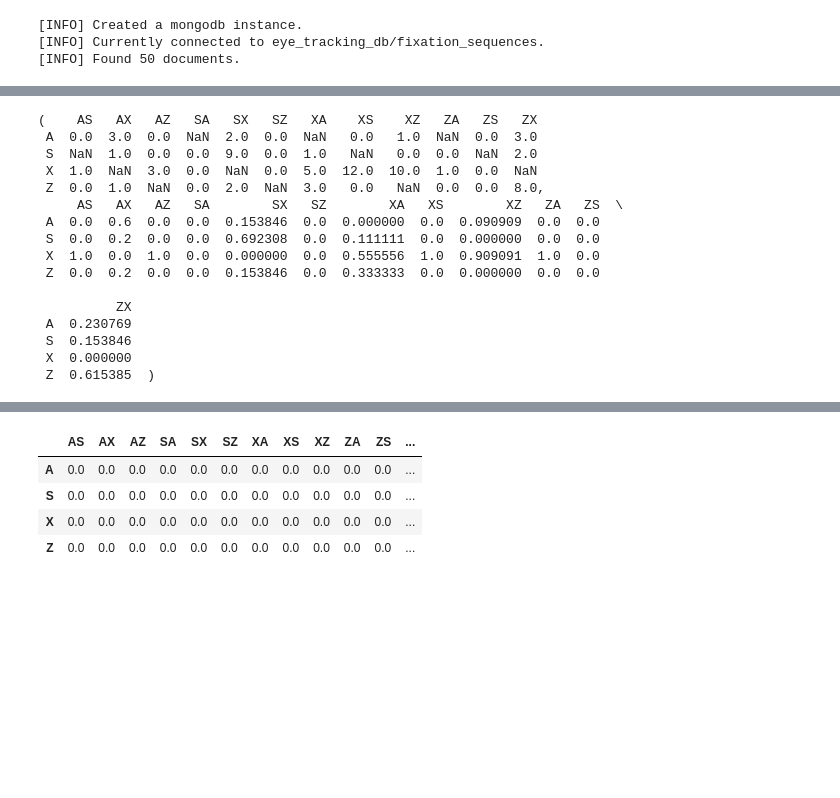
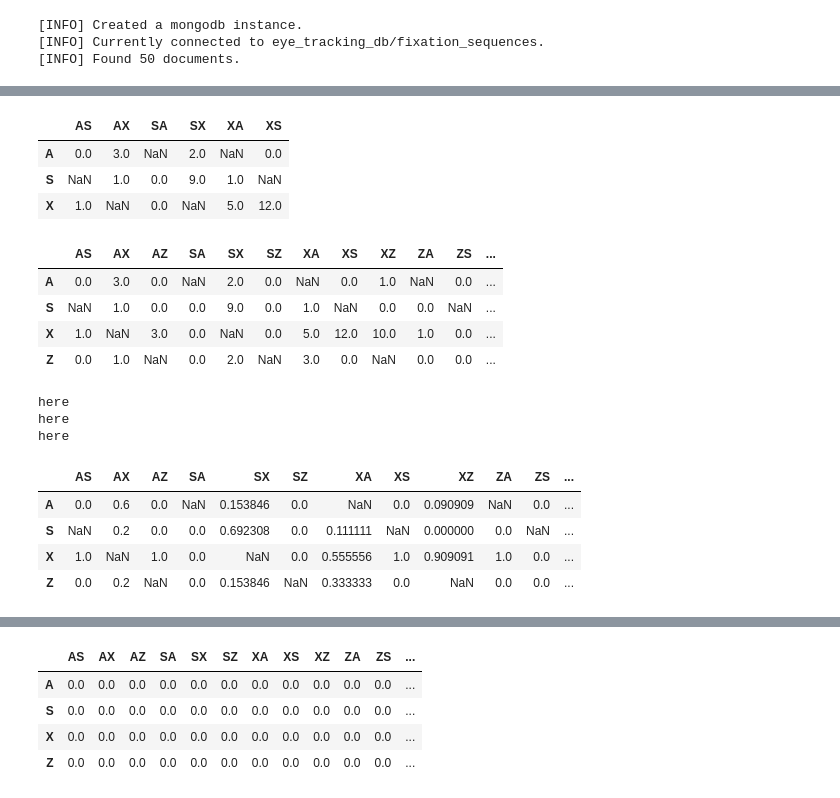
Before and after one commit to habom2310/eye-tracking-in-aviation, a Jupyter notebook: Transition matrix (1, 2 order).ipynb, the cells around one changed output, grey strips where cells are left out. Saved outputs shown, nothing was run; the diff lists cells and outputs as text; code cells hidden in the pictures; blank space fills up the shorter version.

```diff
--- a/Transition matrix (1, 2 order).ipynb
+++ b/Transition matrix (1, 2 order).ipynb
@@ -113,0 +112,10 @@ def create_second_order_transition_matrix(sequence):
+# %%
+def make_prob_matrix(df_count):
+    list_sum = df_count.sum(axis = 0)
+    for i, s in enumerate(list_sum):
+        if s == 0:
+            list_sum[i] = 1 # avoid divide 0
+
+    df_prob = df_count/list_sum
+
+    return df_prob
@@ -114,20 +132,29 @@ def create_second_order_transition_matrix(sequence):
+# %%
+exclude_Z(df_count)
+# %% [output]
+|  | AS | AX | SA | SX | XA | XS |
+| A | 0.0 | 3.0 | NaN | 2.0 | NaN | 0.0 |
+| S | NaN | 1.0 | 0.0 | 9.0 | 1.0 | NaN |
+| X | 1.0 | NaN | 0.0 | NaN | 5.0 | 12.0 |
 # %%
-create_second_order_transition_matrix(transitions)
+df_count= create_second_order_transition_matrix(transitions)
+df_count
 # %% [output]
-(    AS   AX   AZ   SA   SX   SZ   XA    XS    XZ   ZA   ZS   ZX
- A  0.0  3.0  0.0  NaN  2.0  0.0  NaN   0.0   1.0  NaN  0.0  3.0
- S  NaN  1.0  0.0  0.0  9.0  0.0  1.0   NaN   0.0  0.0  NaN  2.0
- X  1.0  NaN  3.0  0.0  NaN  0.0  5.0  12.0  10.0  1.0  0.0  NaN
- Z  0.0  1.0  NaN  0.0  2.0  NaN  3.0   0.0   NaN  0.0  0.0  8.0,
-     AS   AX   AZ   SA        SX   SZ        XA   XS        XZ   ZA   ZS  \
- A  0.0  0.6  0.0  0.0  0.153846  0.0  0.000000  0.0  0.090909  0.0  0.0
- S  0.0  0.2  0.0  0.0  0.692308  0.0  0.111111  0.0  0.000000  0.0  0.0
- X  1.0  0.0  1.0  0.0  0.000000  0.0  0.555556  1.0  0.909091  1.0  0.0
- Z  0.0  0.2  0.0  0.0  0.153846  0.0  0.333333  0.0  0.000000  0.0  0.0
-
-          ZX
- A  0.230769
- S  0.153846
- X  0.000000
- Z  0.615385  )
+|  | AS | AX | AZ | SA | SX | SZ | XA | XS | XZ | ZA | ZS | ... |
+| A | 0.0 | 3.0 | 0.0 | NaN | 2.0 | 0.0 | NaN | 0.0 | 1.0 | NaN | 0.0 | ... |
+| S | NaN | 1.0 | 0.0 | 0.0 | 9.0 | 0.0 | 1.0 | NaN | 0.0 | 0.0 | NaN | ... |
+| X | 1.0 | NaN | 3.0 | 0.0 | NaN | 0.0 | 5.0 | 12.0 | 10.0 | 1.0 | 0.0 | ... |
+| Z | 0.0 | 1.0 | NaN | 0.0 | 2.0 | NaN | 3.0 | 0.0 | NaN | 0.0 | 0.0 | ... |
+# %%
+df_prob = make_prob_matrix(df_count)
+df_prob
+# %% [output]
+here
+here
+here
+|  | AS | AX | AZ | SA | SX | SZ | XA | XS | XZ | ZA | ZS | ... |
+| A | 0.0 | 0.6 | 0.0 | NaN | 0.153846 | 0.0 | NaN | 0.0 | 0.090909 | NaN | 0.0 | ... |
+| S | NaN | 0.2 | 0.0 | 0.0 | 0.692308 | 0.0 | 0.111111 | NaN | 0.000000 | 0.0 | NaN | ... |
+| X | 1.0 | NaN | 1.0 | 0.0 | NaN | 0.0 | 0.555556 | 1.0 | 0.909091 | 1.0 | 0.0 | ... |
+| Z | 0.0 | 0.2 | NaN | 0.0 | 0.153846 | NaN | 0.333333 | 0.0 | NaN | 0.0 | 0.0 | ... |
 # %%
```
Also changed, not shown: parts of 15 cells of this notebook.
